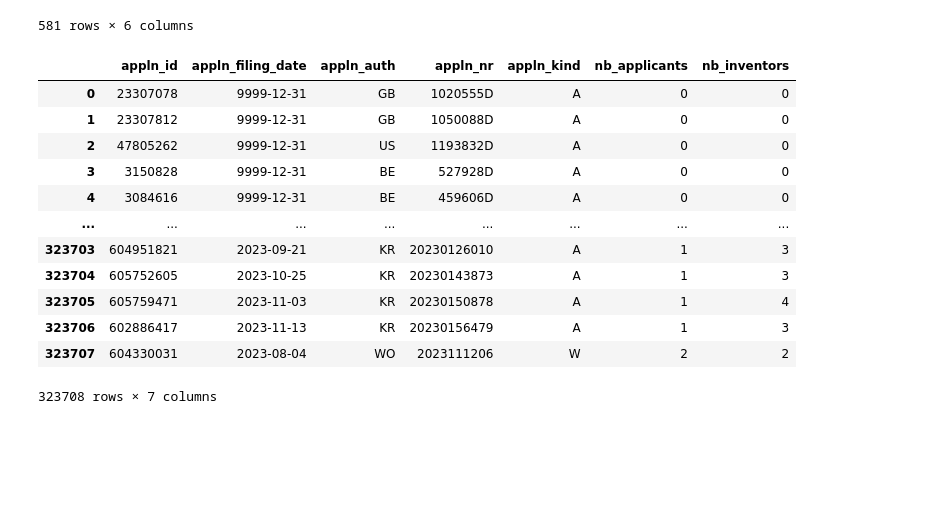
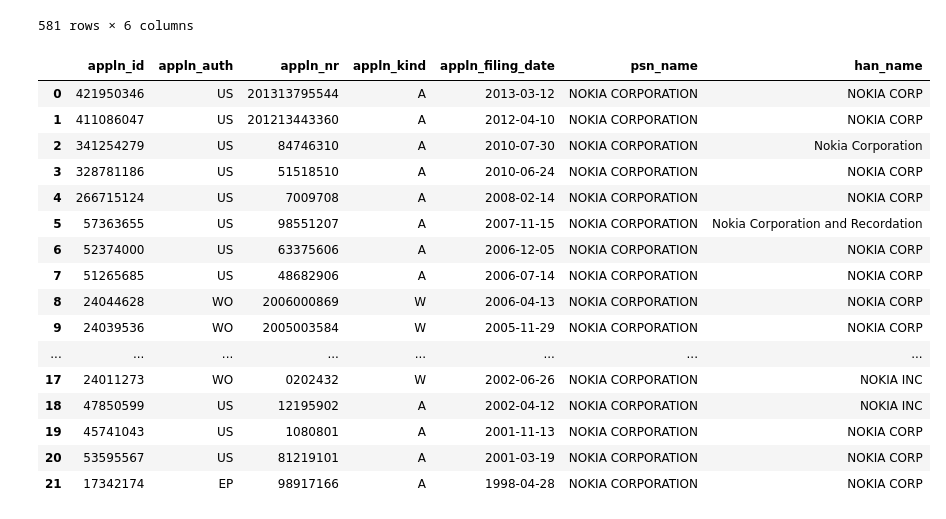
Before and after one commit to s364161/innovation-management-datascience26, a Jupyter notebook: my_notebook/first_try.ipynb, the cells around one changed output. Drawn from its saved outputs; the diff is of its cells as text; code cells hidden in the pictures; blank space fills up the shorter version.

```diff
--- a/my_notebook/first_try.ipynb
+++ b/my_notebook/first_try.ipynb
@@ -91,42 +93,42 @@ patstat.df(q_uav_ep)
 # %%
 # GETTING EVERY APPLICATION FILED BY NOKIA CORPORATION
 
 APPLICANT_PSN_NAME = 'NOKIA CORPORATION'
 
 q_nokia = (
     db.query(
         models.TLS201_APPLN.appln_id,
-        models.TLS201_APPLN.appln_filing_date,
         models.TLS201_APPLN.appln_auth,
         models.TLS201_APPLN.appln_nr,
         models.TLS201_APPLN.appln_kind,
-        models.TLS201_APPLN.nb_applicants,
-        models.TLS201_APPLN.nb_inventors,
+        models.TLS201_APPLN.appln_filing_date,
+        models.TLS206_PERSON.psn_name,
+        models.TLS206_PERSON.han_name
     )
-    # .join(
-    #     models.TLS224_APPLN_CPC, models.TLS201_APPLN.appln_id == models.TLS224_APPLN_CPC.appln_id
-    # )
-    .filter(
-        # models.TLS201_APPLN.appln_filing_year.between(2000,2023),
-        # models.TLS201_APPLN.appln_auth == 'EP',
-        # models.TLS224_APPLN_CPC.cpc_class_symbol.like(UAV_CPC),
-        # models.TLS201_APPLN.nb
-    )
-    # .order_by(models.TLS201_APPLN.appln_filing_date)
+    .select_from(models.TLS201_APPLN)
+    .join(models.TLS207_PERS_APPLN, models.TLS201_APPLN.appln_id == models.TLS207_PERS_APPLN.appln_id)
+    .join(models.TLS206_PERSON, models.TLS206_PERSON.person_id == models.TLS207_PERS_APPLN.person_id)
+    .join(models.TLS202_APPLN_TITLE, models.TLS202_APPLN_TITLE.appln_id == models.TLS201_APPLN.appln_id)
+    .filter(models.TLS206_PERSON.psn_name == APPLICANT_PSN_NAME)
+    .order_by(models.TLS201_APPLN.appln_filing_date.desc())
 )
 
 patstat.df(q_nokia)
 # %% [output]
-|  | appln_id | appln_filing_date | appln_auth | appln_nr | appln_kind | nb_applicants | nb_inventors |
-| 0 | 23307078 | 9999-12-31 | GB | 1020555D | A | 0 | 0 |
-| 1 | 23307812 | 9999-12-31 | GB | 1050088D | A | 0 | 0 |
-| 2 | 47805262 | 9999-12-31 | US | 1193832D | A | 0 | 0 |
-| 3 | 3150828 | 9999-12-31 | BE | 527928D | A | 0 | 0 |
-| 4 | 3084616 | 9999-12-31 | BE | 459606D | A | 0 | 0 |
+|  | appln_id | appln_auth | appln_nr | appln_kind | appln_filing_date | psn_name | han_name |
+| 0 | 421950346 | US | 201313795544 | A | 2013-03-12 | NOKIA CORPORATION | NOKIA CORP |
+| 1 | 411086047 | US | 201213443360 | A | 2012-04-10 | NOKIA CORPORATION | NOKIA CORP |
+| 2 | 341254279 | US | 84746310 | A | 2010-07-30 | NOKIA CORPORATION | Nokia Corporation |
+| 3 | 328781186 | US | 51518510 | A | 2010-06-24 | NOKIA CORPORATION | NOKIA CORP |
+| 4 | 266715124 | US | 7009708 | A | 2008-02-14 | NOKIA CORPORATION | NOKIA CORP |
+| 5 | 57363655 | US | 98551207 | A | 2007-11-15 | NOKIA CORPORATION | Nokia Corporation and Recordation |
+| 6 | 52374000 | US | 63375606 | A | 2006-12-05 | NOKIA CORPORATION | NOKIA CORP |
+| 7 | 51265685 | US | 48682906 | A | 2006-07-14 | NOKIA CORPORATION | NOKIA CORP |
+| 8 | 24044628 | WO | 2006000869 | W | 2006-04-13 | NOKIA CORPORATION | NOKIA CORP |
+| 9 | 24039536 | WO | 2005003584 | W | 2005-11-29 | NOKIA CORPORATION | NOKIA CORP |
 | ... | ... | ... | ... | ... | ... | ... | ... |
-| 323703 | 604951821 | 2023-09-21 | KR | 20230126010 | A | 1 | 3 |
-| 323704 | 605752605 | 2023-10-25 | KR | 20230143873 | A | 1 | 3 |
-| 323705 | 605759471 | 2023-11-03 | KR | 20230150878 | A | 1 | 4 |
-| 323706 | 602886417 | 2023-11-13 | KR | 20230156479 | A | 1 | 3 |
-| 323707 | 604330031 | 2023-08-04 | WO | 2023111206 | W | 2 | 2 |
+| 17 | 24011273 | WO | 0202432 | W | 2002-06-26 | NOKIA CORPORATION | NOKIA INC |
+| 18 | 47850599 | US | 12195902 | A | 2002-04-12 | NOKIA CORPORATION | NOKIA INC |
+| 19 | 45741043 | US | 1080801 | A | 2001-11-13 | NOKIA CORPORATION | NOKIA CORP |
+| 20 | 53595567 | US | 81219101 | A | 2001-03-19 | NOKIA CORPORATION | NOKIA CORP |
+| 21 | 17342174 | EP | 98917166 | A | 1998-04-28 | NOKIA CORPORATION | NOKIA CORP |
-323708 rows × 7 columns
```
Also changed, not shown: parts of 3 cells of this notebook.
